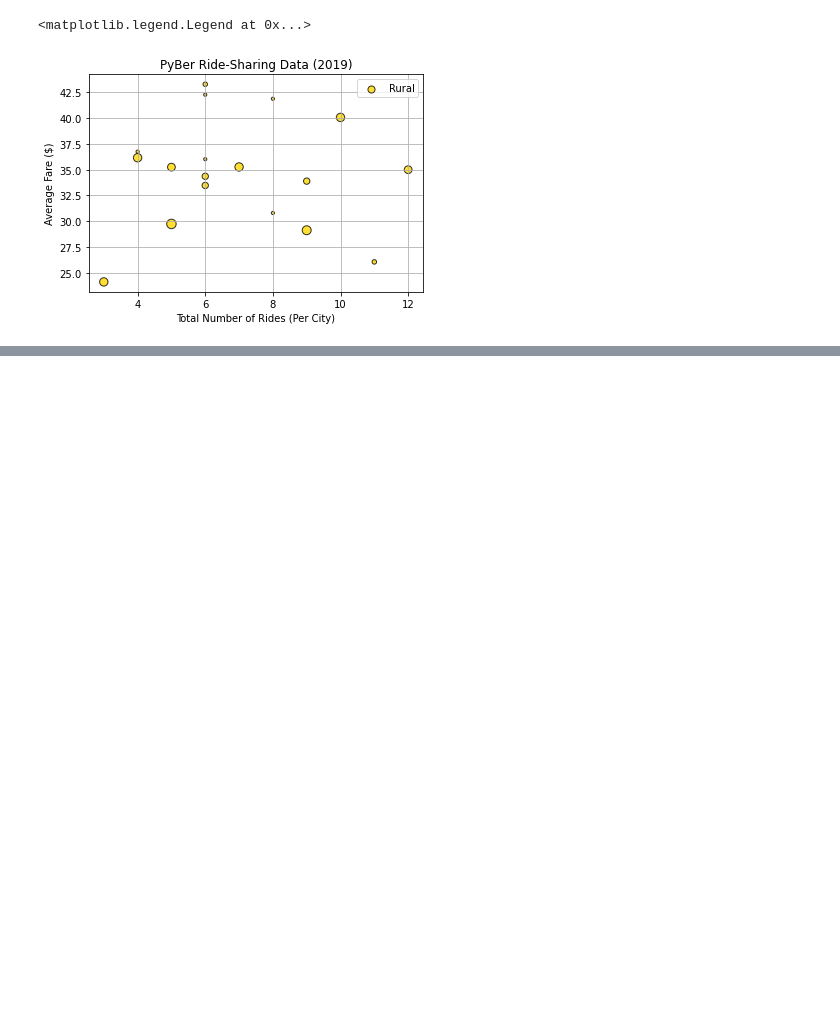
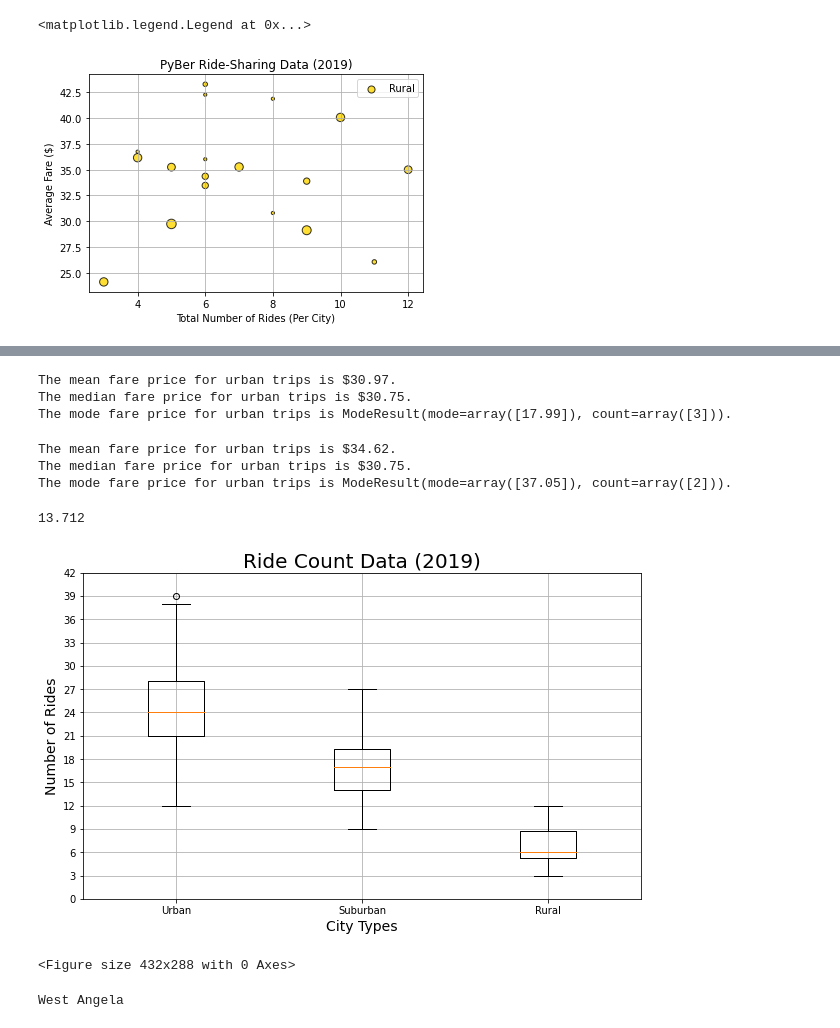
Before and after one commit to yikesbadatnames/PyBer_Analysis, a Jupyter notebook: PyBer.ipynb, the cells around one changed output, grey strips where cells are left out. Drawn from its saved outputs; the diff is of its cells as text; code cells hidden in the pictures; blank space fills up the shorter version.

Commit message:
box and whiskers

```diff
--- a/PyBer.ipynb
+++ b/PyBer.ipynb
@@ -205,0 +289,77 @@ plt.show()
+# %%
+#get the fares for the suburban cities
+suburban_fares = suburban_cities_df["fare"]
+suburban_fares.head()
+
+mean_suburban_fares = np.mean(suburban_fares)
+print(f"The mean fare price for urban trips is ${mean_suburban_fares:.2f}.")
+
+median_suburban_fares = np.median(suburban_fares)
+print(f"The median fare price for urban trips is ${median_suburban_fares:.2f}.")
+
+mode_suburban_fares = sts.mode(suburban_fares)
+print(f"The mode fare price for urban trips is {mode_suburban_fares}.")
+# %% [output]
+The mean fare price for urban trips is $30.97.
+The median fare price for urban trips is $30.75.
+The mode fare price for urban trips is ModeResult(mode=array([17.99]), count=array([3])).
+# %%
+#get the fares for the rural cities
+rural_fares = rural_cities_df["fare"]
+rural_fares.head()
+
+mean_rural_fares = np.mean(rural_fares)
+print(f"The mean fare price for urban trips is ${mean_rural_fares:.2f}.")
+
+median_rural_fares = np.median(suburban_fares)
+print(f"The median fare price for urban trips is ${median_suburban_fares:.2f}.")
+
+mode_rural_fares = sts.mode(rural_fares)
+print(f"The mode fare price for urban trips is {mode_rural_fares}.")
+# %% [output]
+The mean fare price for urban trips is $34.62.
+The median fare price for urban trips is $30.75.
+The mode fare price for urban trips is ModeResult(mode=array([37.05]), count=array([2])).
+# %%
+# get the driver count data from the urban cities
+urban_drivers = urban_cities_df["driver_count"]
+mean_urban_drivers = np.mean(urban_drivers)
+median_urban_drivers = np.median(urban_drivers)
+mode_urban_drivers = sts.mode(urban_drivers)
+
+suburban_drivers = suburban_cities_df["driver_count"]
+mean_suburban_drivers = np.mean(suburban_drivers)
+median_suburban_drivers = np.median(suburban_drivers)
+mode_suburban_drivers = sts.mode(suburban_drivers)
+
+rural_drivers = rural_cities_df["driver_count"]
+mean_rural_drivers = np.mean(rural_drivers)
+median_rural_drivers = np.median(rural_drivers)
+mode_suburban_drivers = sts.mode(rural_drivers)
+
+print(mean_suburban_drivers)
+# %% [output]
+13.712
+# %%
+# box and whiskers plot for Ride Count Data
+x_labels = ["Urban","Suburban","Rural"]
+ride_count_data = [urban_ride_count, suburban_ride_count, rural_ride_count]
+fig, ax = plt.subplots(figsize = (10,6))
+ax.boxplot(ride_count_data, labels = x_labels)
+# add the title, y-axis label and grid
+ax.set_title("Ride Count Data (2019)", fontsize=20)
+ax.set_ylabel("Number of Rides",fontsize=14)
+ax.set_xlabel("City Types", fontsize = 14)
+ax.set_yticks(np.arange(0,45, step =3.0))
+ax.grid()
+plt.show()
+plt.savefig("analysis/ Fig2.png", facecolor= 'w', edgecolor = 'w')
+# %% [output]
+[figure, added]
+<Figure size 432x288 with 0 Axes>
+# %%
+# get the city that matches 39
+urban_city_outlier = urban_ride_count[urban_ride_count == 39].index[0]
+print(urban_city_outlier)
+# %% [output]
+West Angela
```
Also changed, not shown: parts of 11 cells of this notebook.
